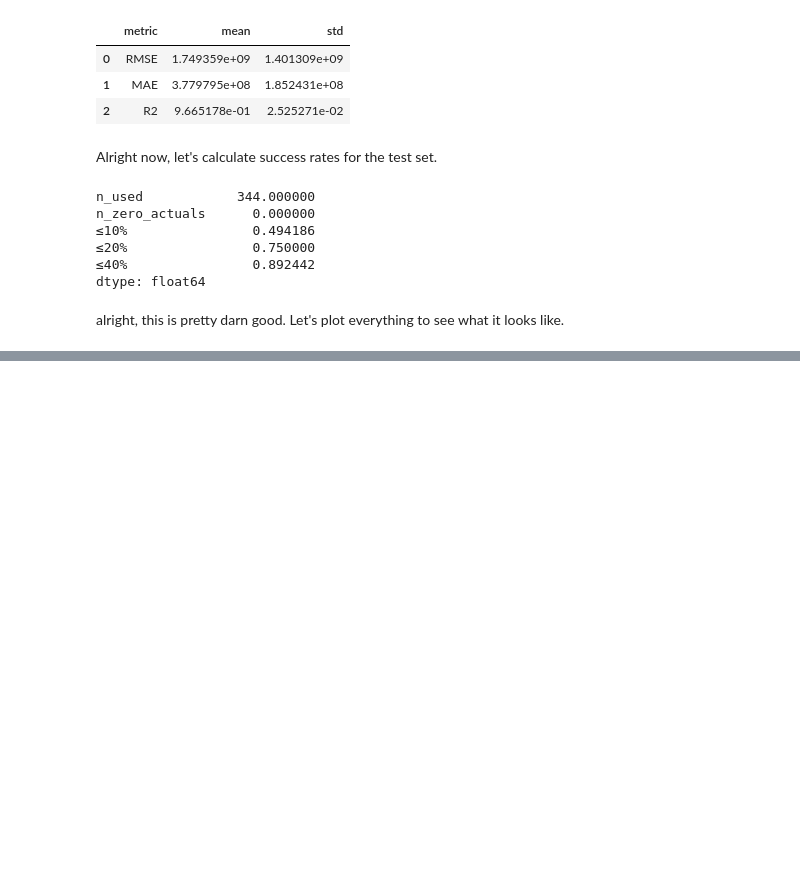
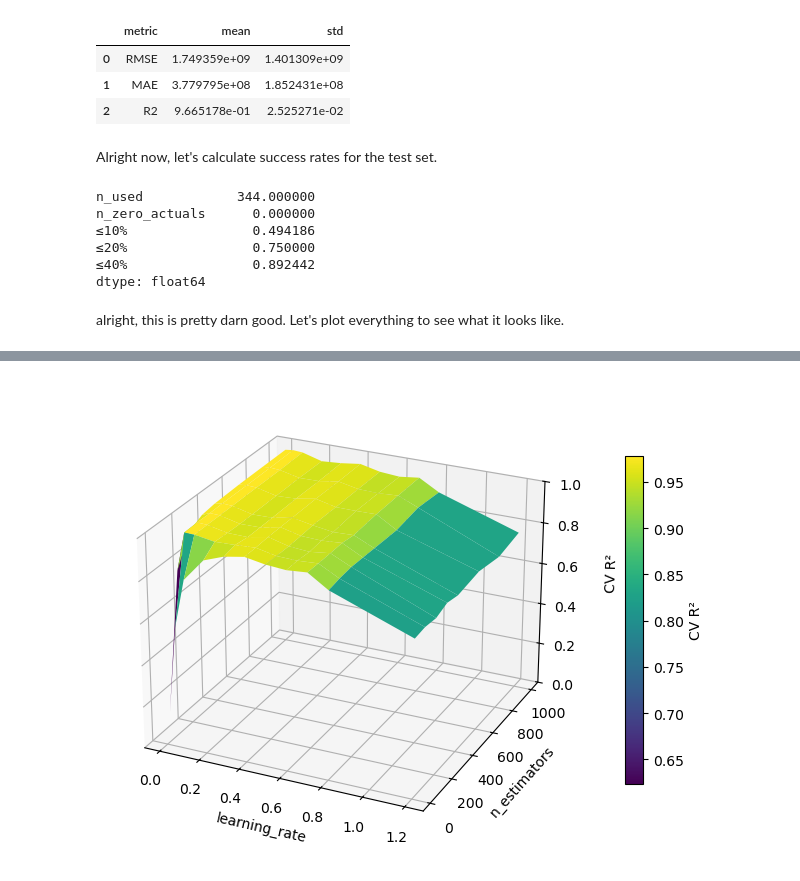
Before and after one commit to tmacpherson6/machine_learning_in_fundamental_valuations, a Jupyter notebook: Notebooks/Thomas/10 - Hyperparameter Tuning.ipynb, the cells around one changed output, grey strips where cells are left out. Drawn from its saved outputs; the diff is of its cells as text; code cells hidden in the pictures; blank space fills up the shorter version.

```diff
--- a/Notebooks/Thomas/10 - Hyperparameter Tuning.ipynb
+++ b/Notebooks/Thomas/10 - Hyperparameter Tuning.ipynb
@@ -340,0 +432,21 @@ pred_vs_actual_chart = scatter_xy + diag + r2_text
+# %%
+fig = plt.figure(figsize=(8,6))
+ax = fig.add_subplot(111, projection="3d")
+
+surf = ax.plot_surface(Xg, Yg, Z, cmap="viridis", linewidth=0, antialiased=True)
+
+ax.set_xlabel("learning_rate")
+ax.set_ylabel("n_estimators")
+ax.set_zlim(0,1)
+ax.set_zlabel("CV R²", labelpad=12)   # increase if clipped
+ax.view_init(elev=25, azim=-65)        # optional
+
+# colorbar keyed to values
+cbar = fig.colorbar(surf, ax=ax, shrink=0.7, aspect=18, pad=0.08)
+cbar.set_label("CV R²")
+
+# if still clipped, loosen margins
+fig.subplots_adjust(right=0.92, bottom=0.1)
+# or: plt.tight_layout()  # if not using constrained_layout
+# %% [output]
+[figure, added]
```
Also changed, not shown: parts of 6 cells of this notebook.
